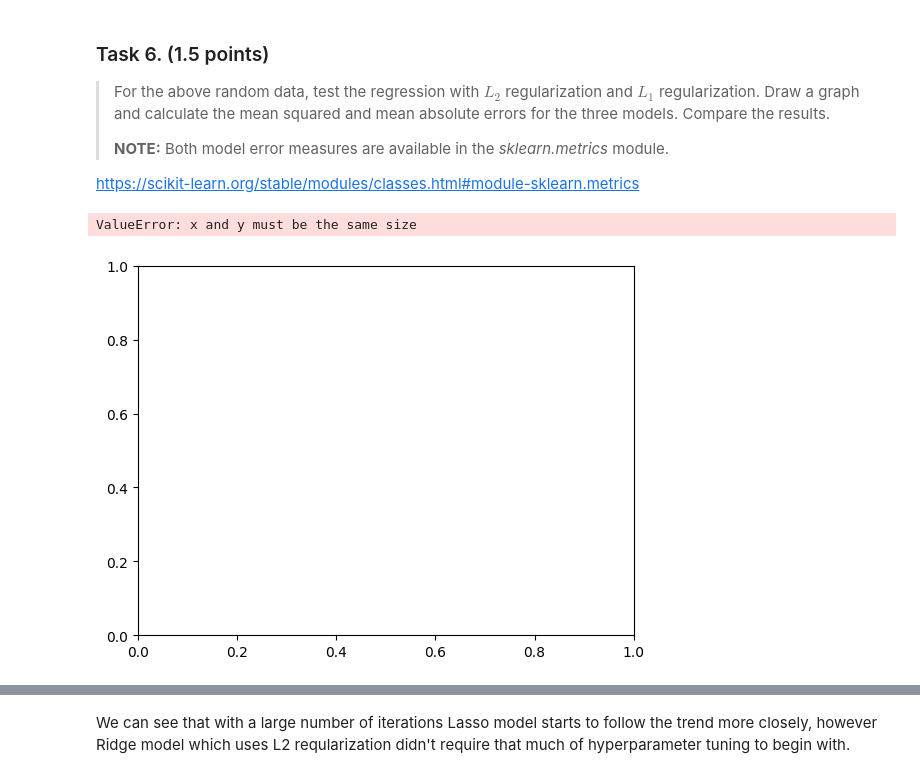
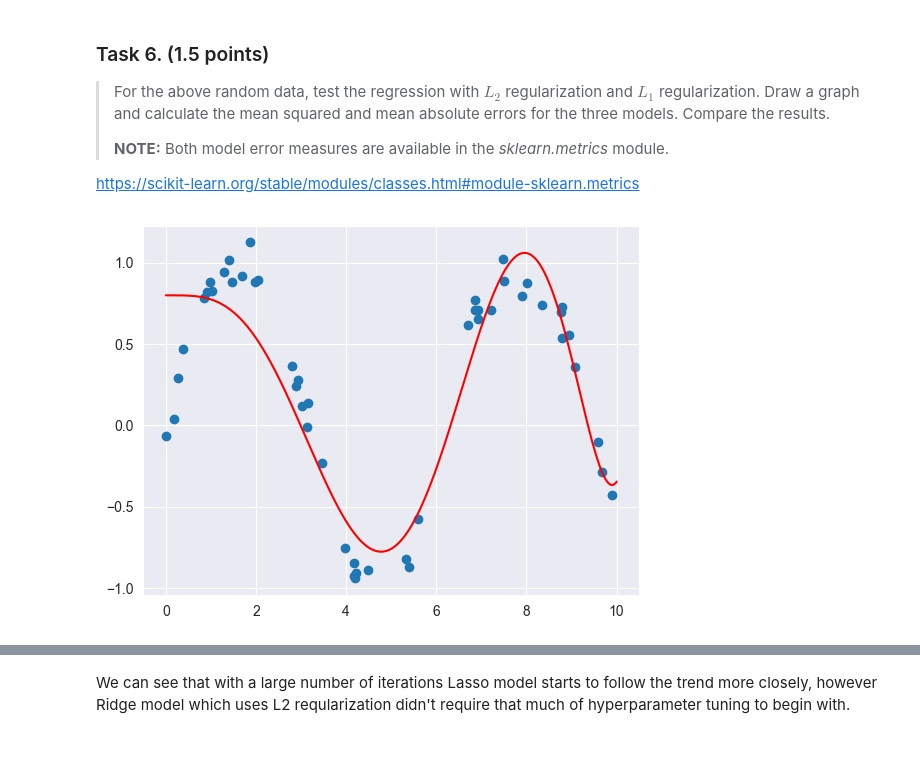
Before and after one commit to Azirral/data-science-exercises, a Jupyter notebook: Exercise3/ADM_prediction.ipynb, the cells around one changed output, grey strips where cells are left out. Drawn from its saved outputs; the diff is of its cells as text; code cells hidden in the pictures; blank space fills up the shorter version.

```diff
--- a/Exercise3/ADM_prediction.ipynb
+++ b/Exercise3/ADM_prediction.ipynb
@@ -462,33 +458,31 @@ This suggests the issue of overfitting the model & requiring too much computatio
 > **NOTE:** Both model error measures are available in the *sklearn.metrics* module.
 
 https://scikit-learn.org/stable/modules/classes.html#module-sklearn.metrics
-# %%
-df = pd.read_csv('boston_data.csv', index_col=0, header=0)
-X = pd.DataFrame(df.iloc[:,:-1])
-y = pd.DataFrame(df.iloc[:,-1])
-
-X1, X2, y1, y2 = train_test_split(X, y, random_state=0,
-                                  train_size=0.8)
-
-x_train = X1[['RM', 'LSTAT']].values.reshape(-1,2)
-x_test = X2[['RM', 'LSTAT']].values.reshape(-1,2)
-# %%
-from sklearn.linear_model import Ridge # L2
-from sklearn.linear_model import Lasso # L1
-
-lasso_model = Lasso(alpha=0.1)
-
-lasso_model.fit(x_train, y1)
-y2_lasso = lasso_model.predict(x_test)
-
-mean_squared_error(y2, y2_lasso)
-
-# Visualization of results
-plt.scatter(x_test, y2)
-plt.plot(x_test, y2_lasso,'-r');
-# %% [output]
-ValueError: x and y must be the same size
-[figure, removed]
+# %%
+X = pd.DataFrame(df.iloc[:,:-1])
+y = pd.DataFrame(df.iloc[:,-1])
+
+X1, X2, y1, y2 = train_test_split(X, y, random_state=0,
+                                  train_size=0.8)
+
+from sklearn.linear_model import Ridge # L2
+from sklearn.linear_model import Lasso # L1
+
+lasso_model = make_pipeline(PolynomialFeatures(7), Lasso(alpha=0.2, max_iter=100000000))
+
+rng = np.random.RandomState(1)
+x = 10 * rng.rand(50)
+y = np.sin(x) + 0.1 * rng.randn(50)
+
+lasso_model.fit(x[:, np.newaxis], y)
+yfit = lasso_model.predict(xfit[:, np.newaxis])
+
+
+# Visualization of results
+plt.scatter(x, y)
+plt.plot(xfit, yfit,'-r');
+# %% [output]
+[figure, added]
 # %%
 ridge_model = make_pipeline(PolynomialFeatures(7), Ridge(alpha=0.5))
 ridge_model.fit(x[:, np.newaxis], y)
```
Also changed, not shown: parts of 18 cells of this notebook.
